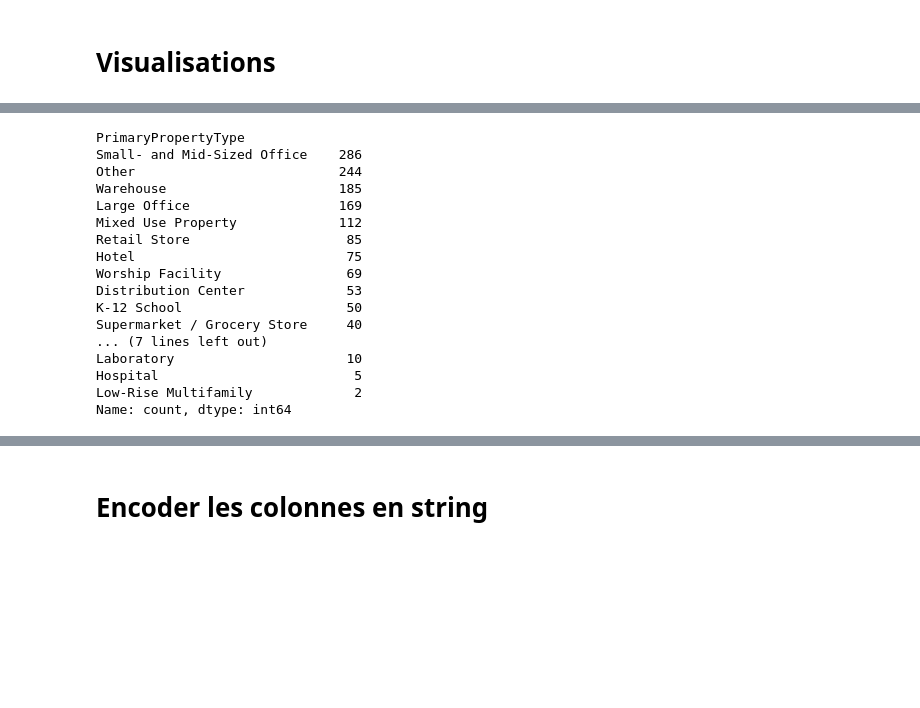
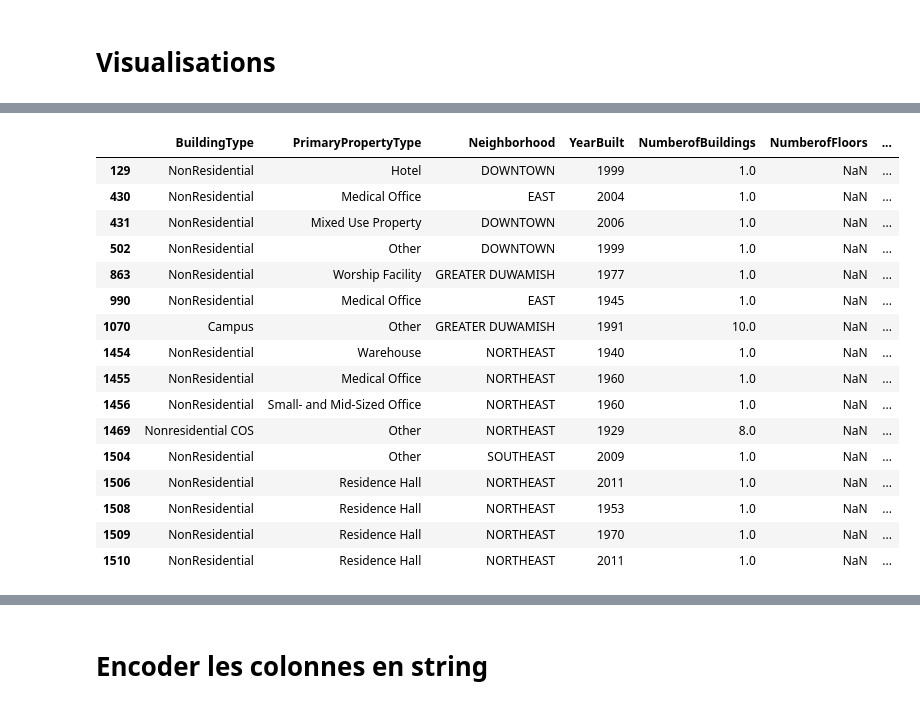
Before and after one commit to Leozmee/Seattle-Electricity-Prediction, a Jupyter notebook: choix_features.ipynb, the cells around one changed output, grey strips where cells are left out. Cells and saved outputs as stored; diff of their text form; code cells hidden in the pictures; blank space fills up the shorter version.

```diff
--- a/choix_features.ipynb
+++ b/choix_features.ipynb
@@ -509,20 +240,0 @@ memory usage: 240.3 KB
-# %%
-df_clean["PrimaryPropertyType"].value_counts()
-# %% [output]
-PrimaryPropertyType
-Small- and Mid-Sized Office    286
-Other                          244
-Warehouse                      185
-Large Office                   169
-Mixed Use Property             112
-Retail Store                    85
-Hotel                           75
-Worship Facility                69
-Distribution Center             53
-K-12 School                     50
-Supermarket / Grocery Store     40
-... (7 lines left out)
-Laboratory                      10
-Hospital                         5
-Low-Rise Multifamily             2
-Name: count, dtype: int64
@@ -531,0 +241,22 @@ df_clean = df_clean[df_clean["PrimaryPropertyType"]!= "Low-Rise Multifamily"]
+# %%
+# Visualisation des données où le nombre d'étages n'est pas renseigné
+
+df[df['NumberofFloors'].isna() == True]
+# %% [output]
+|  | BuildingType | PrimaryPropertyType | Neighborhood | YearBuilt | NumberofBuildings | NumberofFloors | ... |
+| 129 | NonResidential | Hotel | DOWNTOWN | 1999 | 1.0 | NaN | ... |
+| 430 | NonResidential | Medical Office | EAST | 2004 | 1.0 | NaN | ... |
+| 431 | NonResidential | Mixed Use Property | DOWNTOWN | 2006 | 1.0 | NaN | ... |
+| 502 | NonResidential | Other | DOWNTOWN | 1999 | 1.0 | NaN | ... |
+| 863 | NonResidential | Worship Facility | GREATER DUWAMISH | 1977 | 1.0 | NaN | ... |
+| 990 | NonResidential | Medical Office | EAST | 1945 | 1.0 | NaN | ... |
+| 1070 | Campus | Other | GREATER DUWAMISH | 1991 | 10.0 | NaN | ... |
+| 1454 | NonResidential | Warehouse | NORTHEAST | 1940 | 1.0 | NaN | ... |
+| 1455 | NonResidential | Medical Office | NORTHEAST | 1960 | 1.0 | NaN | ... |
+| 1456 | NonResidential | Small- and Mid-Sized Office | NORTHEAST | 1960 | 1.0 | NaN | ... |
+| 1469 | Nonresidential COS | Other | NORTHEAST | 1929 | 8.0 | NaN | ... |
+| 1504 | NonResidential | Other | SOUTHEAST | 2009 | 1.0 | NaN | ... |
+| 1506 | NonResidential | Residence Hall | NORTHEAST | 2011 | 1.0 | NaN | ... |
+| 1508 | NonResidential | Residence Hall | NORTHEAST | 1953 | 1.0 | NaN | ... |
+| 1509 | NonResidential | Residence Hall | NORTHEAST | 1970 | 1.0 | NaN | ... |
+| 1510 | NonResidential | Residence Hall | NORTHEAST | 2011 | 1.0 | NaN | ... |
```
Also changed, not shown: parts of 38 cells of this notebook.
